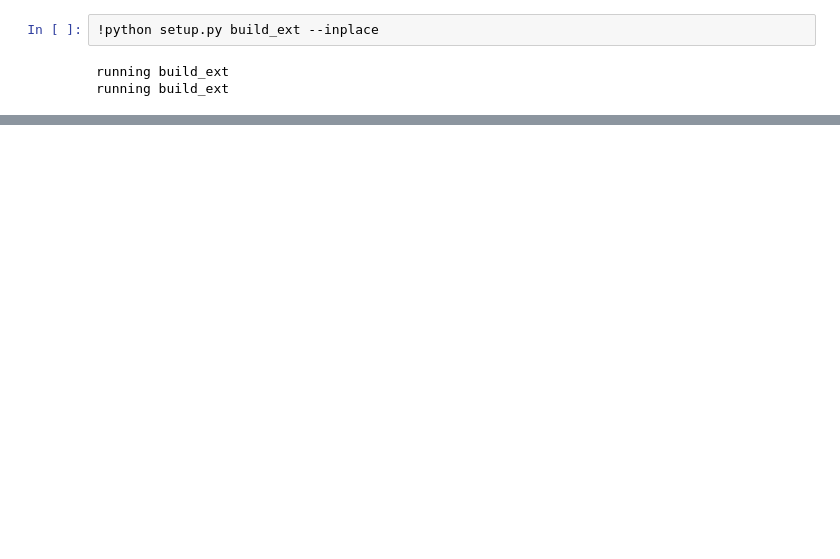
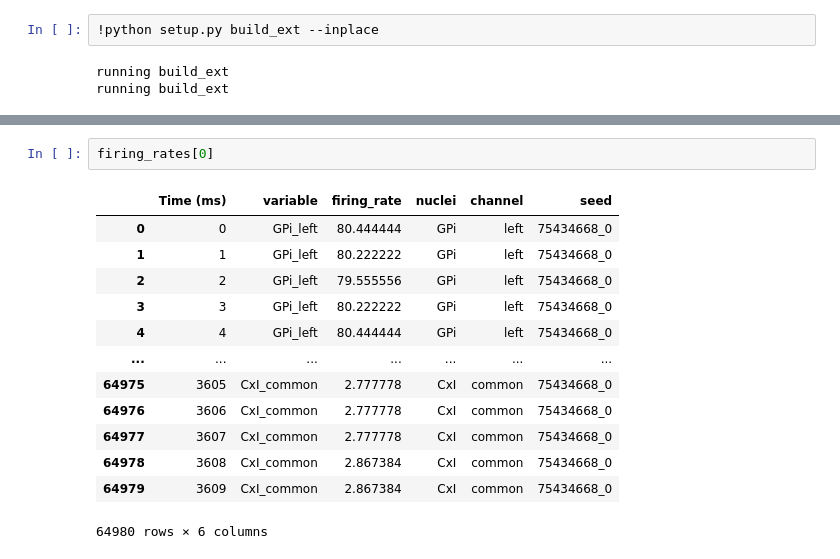
Before and after one commit to CoAxLab/CBGTPy, a Jupyter notebook: network_simulation_stopsignal.ipynb, the cells around one changed output, grey strips where cells are left out. Saved outputs shown, nothing was run; the diff lists cells and outputs as text; blank space fills up the shorter version.

```diff
--- a/network_simulation_stopsignal.ipynb
+++ b/network_simulation_stopsignal.ipynb
@@ -170,0 +223,16 @@ results[0]['popfreqs']
+# %%
+firing_rates[0]
+# %% [output]
+|  | Time (ms) | variable | firing_rate | nuclei | channel | seed |
+| 0 | 0 | GPi_left | 80.444444 | GPi | left | 75434668_0 |
+| 1 | 1 | GPi_left | 80.222222 | GPi | left | 75434668_0 |
+| 2 | 2 | GPi_left | 79.555556 | GPi | left | 75434668_0 |
+| 3 | 3 | GPi_left | 80.222222 | GPi | left | 75434668_0 |
+| 4 | 4 | GPi_left | 80.444444 | GPi | left | 75434668_0 |
+| ... | ... | ... | ... | ... | ... | ... |
+| 64975 | 3605 | CxI_common | 2.777778 | CxI | common | 75434668_0 |
+| 64976 | 3606 | CxI_common | 2.777778 | CxI | common | 75434668_0 |
+| 64977 | 3607 | CxI_common | 2.777778 | CxI | common | 75434668_0 |
+| 64978 | 3608 | CxI_common | 2.867384 | CxI | common | 75434668_0 |
+| 64979 | 3609 | CxI_common | 2.867384 | CxI | common | 75434668_0 |
+64980 rows × 6 columns
```
Also changed, not shown: parts of 17 cells of this notebook, 2 other files.
